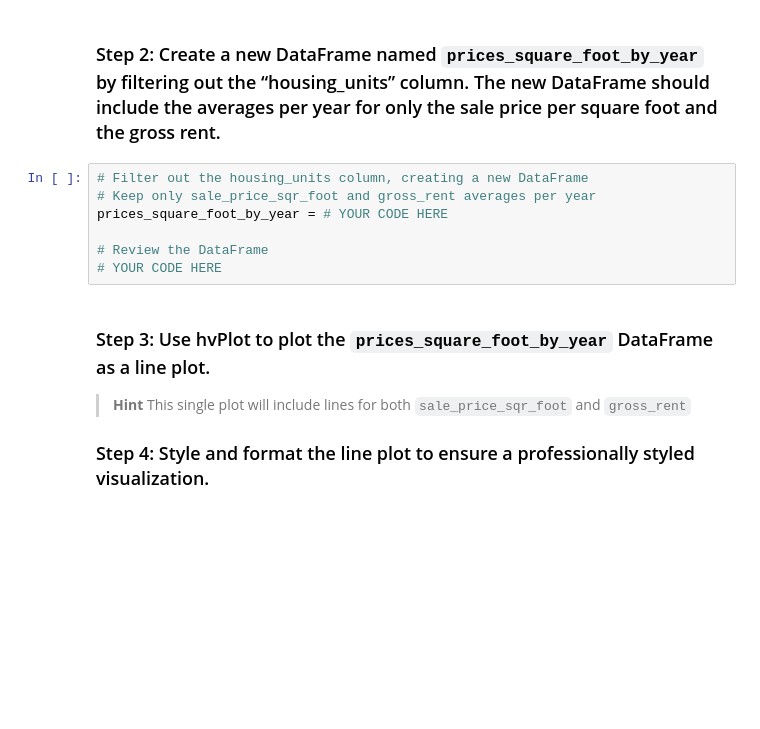
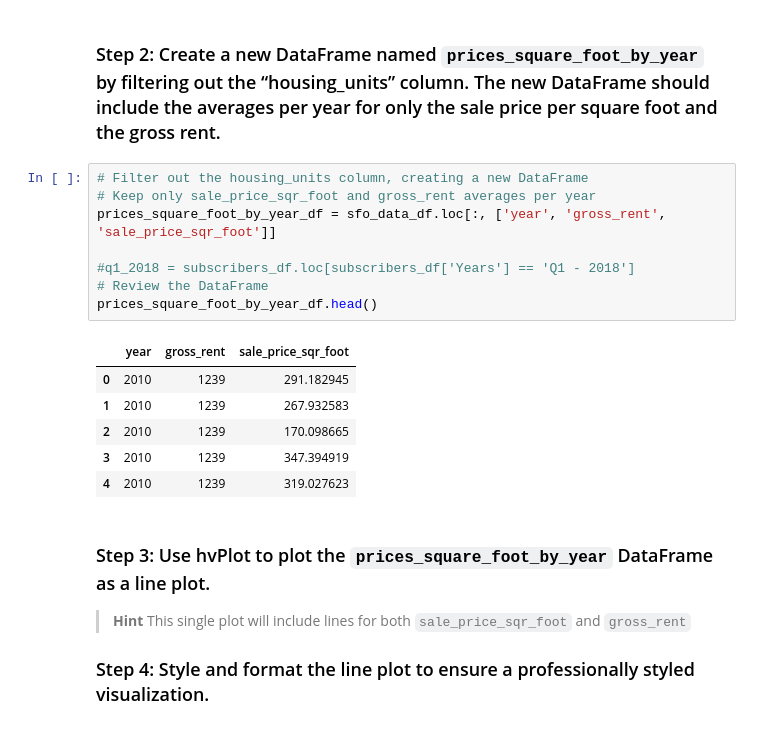
Before and after one commit to MontgomeryG/python-homework, a Jupyter notebook: Module 6 Challenge/san_francisco_housing.ipynb, the cells around one changed output. Saved outputs shown, nothing was run; the diff lists cells and outputs as text; blank space fills up the shorter version.

```diff
--- a/Module 6 Challenge/san_francisco_housing.ipynb
+++ b/Module 6 Challenge/san_francisco_housing.ipynb
@@ -251,10 +267,18 @@ prices_square_foot_by_year = # YOUR CODE HERE
 # %%
 # Filter out the housing_units column, creating a new DataFrame
 # Keep only sale_price_sqr_foot and gross_rent averages per year
-prices_square_foot_by_year = # YOUR CODE HERE
+prices_square_foot_by_year_df = sfo_data_df.loc[:, ['year', 'gross_rent', 'sale_price_sqr_foot']]
 
+#q1_2018 = subscribers_df.loc[subscribers_df['Years'] == 'Q1 - 2018']
 # Review the DataFrame
-# YOUR CODE HERE
+prices_square_foot_by_year_df.head()
+# %% [output]
+|  | year | gross_rent | sale_price_sqr_foot |
+| 0 | 2010 | 1239 | 291.182945 |
+| 1 | 2010 | 1239 | 267.932583 |
+| 2 | 2010 | 1239 | 170.098665 |
+| 3 | 2010 | 1239 | 347.394919 |
+| 4 | 2010 | 1239 | 319.027623 |
 # %% [markdown]
 ### Step 3: Use hvPlot to plot the `prices_square_foot_by_year` DataFrame as a line plot.
 
```
Also changed, not shown: parts of 5 cells of this notebook.
